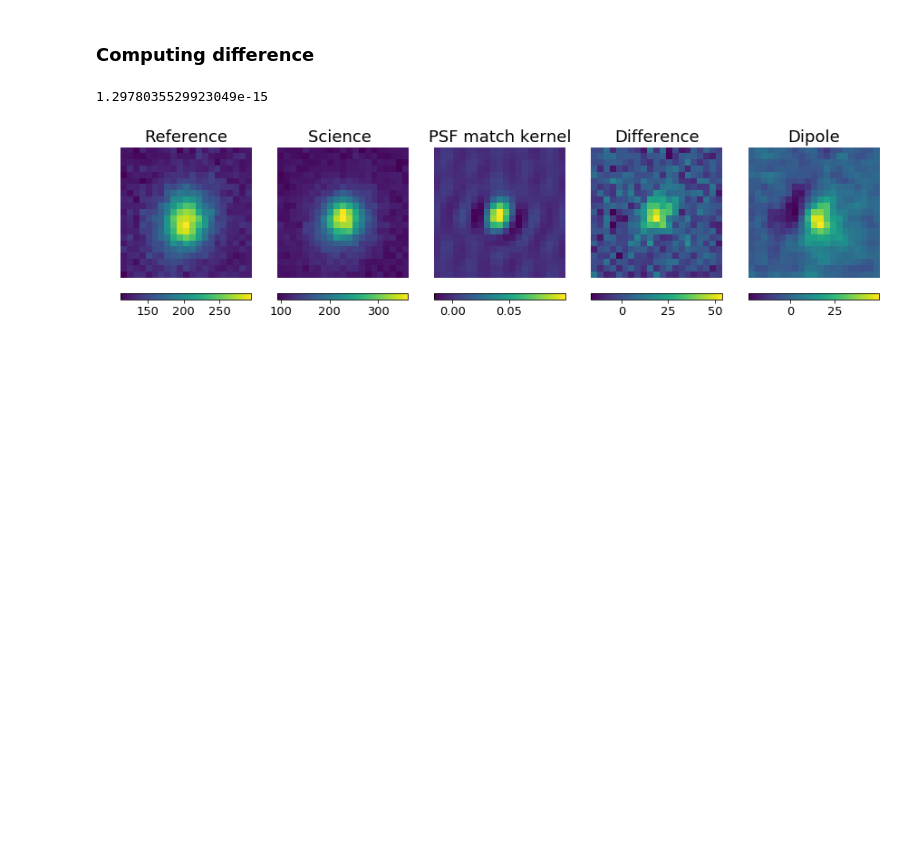
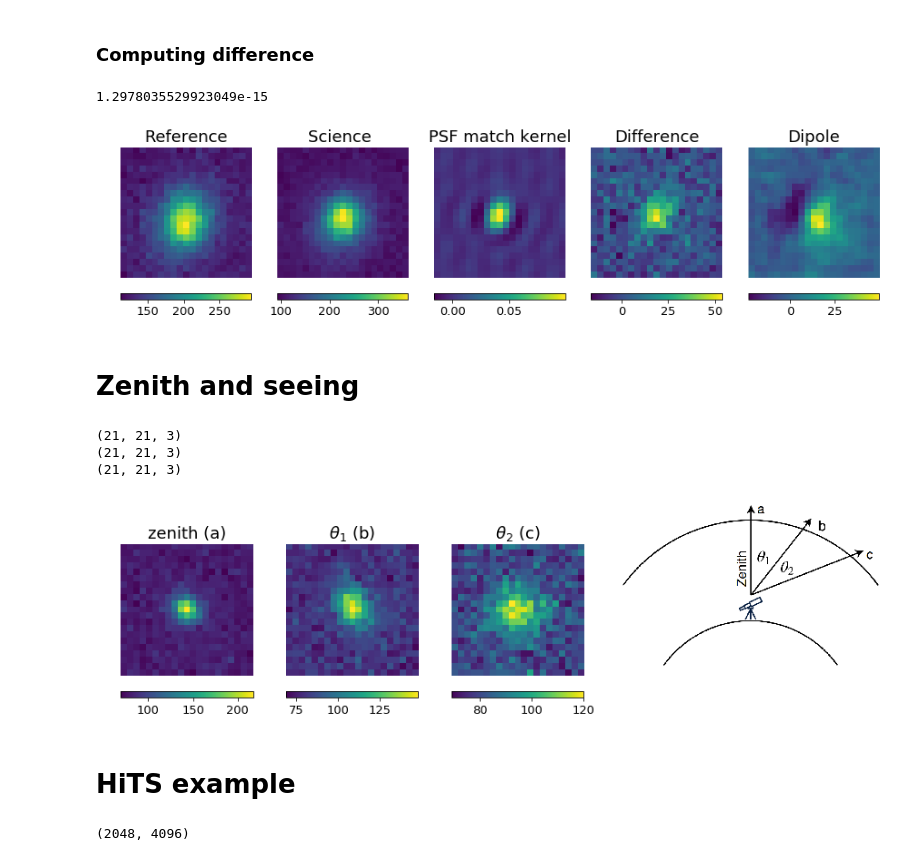
Before and after one commit to rodrigcd/thesis_plots, a Jupyter notebook: Chapter_2_astronomy.ipynb, the cells around one changed output. Drawn from its saved outputs; the diff is of its cells as text; code cells hidden in the pictures; blank space fills up the shorter version.

Commit message:
zenith plot

```diff
--- a/Chapter_2_astronomy.ipynb
+++ b/Chapter_2_astronomy.ipynb
@@ -422,7 +422,7 @@ image_list = [stamp1, stamp2, kernel, difference_image, wrong_difference_image]
 image_title = ["Reference", "Science ", "PSF match kernel", "Difference", "Dipole"]
 
 for i in range(5):
-    im = ax[i].imshow(image_list[i])
+    im = ax[i].imshow(image_list[i], interpolation=None)
     cbar = f.colorbar(im, ax=ax[i], orientation='horizontal', pad=0.05)
     cbar.ax.tick_params(labelsize=plot_fontsize-5)
     ax[i].set_title(image_title[i], fontsize=plot_fontsize)
@@ -431,3 +431,51 @@ plt.savefig(save_path+"difference_image_example.pdf", bbox_inches = 'tight')
 plt.show()
 # %% [output]
 [figure]
+# %% [markdown]
+# Zenith and seeing
+# %%
+counts = {"g": np.array([[2000, 2000, 2000]])}
+seeing = {"g": np.array([3., 5, 7,])}
+sky_counts = {"g": np.array([80, 80, 80])}
+zero_point = {"g": np.array([24.5, 24.5, 24.5])}
+redshift=0.05
+with_galaxy=False
+exp_time = {"g": np.array([86, 86, 86])}
+
+image, gal_image, psf = stamp_factory.createLightCurveImages(counts=counts,
+                                                             seeing=seeing,
+                                                             airmass=None,
+                                                             sky_counts=sky_counts,
+                                                             exp_time=exp_time,
+                                                             zero_point=zero_point,
+                                                             redshift=redshift,
+                                                             with_galaxy=with_galaxy)
+print(image["g"].shape)
+print(gal_image["g"].shape)
+print(psf["g"].shape)
+# %% [output]
+(21, 21, 3)
+(21, 21, 3)
+(21, 21, 3)
+# %%
+from PIL import Image
+zenith_example = Image.open("chapter2_plots/zenith_sample.tif")
+
+f, ax = plt.subplots(1, 4, figsize=plot_figsize, gridspec_kw = {'width_ratios':[1, 1,1,2.0]})
+#zenith_example = plt.imread("chapter2_plots/thesis_example.png")
+image_list = [image["g"][..., 0], image["g"][..., 1], image["g"][..., 2], zenith_example]
+image_title = ["zenith (a)", r"$\theta_{1}$ (b)", r"$\theta_{2}$ (c)", ""]
+
+for i in range(4):
+    im = ax[i].imshow(image_list[i], interpolation="None")
+    if i != 3:
+        cbar = f.colorbar(im, ax=ax[i], orientation='horizontal', pad=0.05)
+        cbar.ax.tick_params(labelsize=plot_fontsize-5)
+    ax[i].set_title(image_title[i], fontsize=plot_fontsize)
+    ax[i].set_axis_off()
+plt.savefig(save_path+"stamps_and_zenith.pdf", bbox_inches = 'tight')
+plt.show()
+# %% [output]
+[figure, added]
+# %% [markdown]
+# HiTS example
@@ -433,0 +484,9 @@ plt.show()
+# %%
+hdul = fits.open("../../Blind15A_14_N16_23_image_crblaster_grid02_lanczos2.fits")
+from astropy.visualization import astropy_mpl_style
+#plt.style.use(astropy_mpl_style)
+image = hdul[0].data
+image = np.transpose(image)
+print(image.shape)
+# %% [output]
+(2048, 4096)
```
Also changed, not shown: parts of 4 cells of this notebook, 8 other files.
